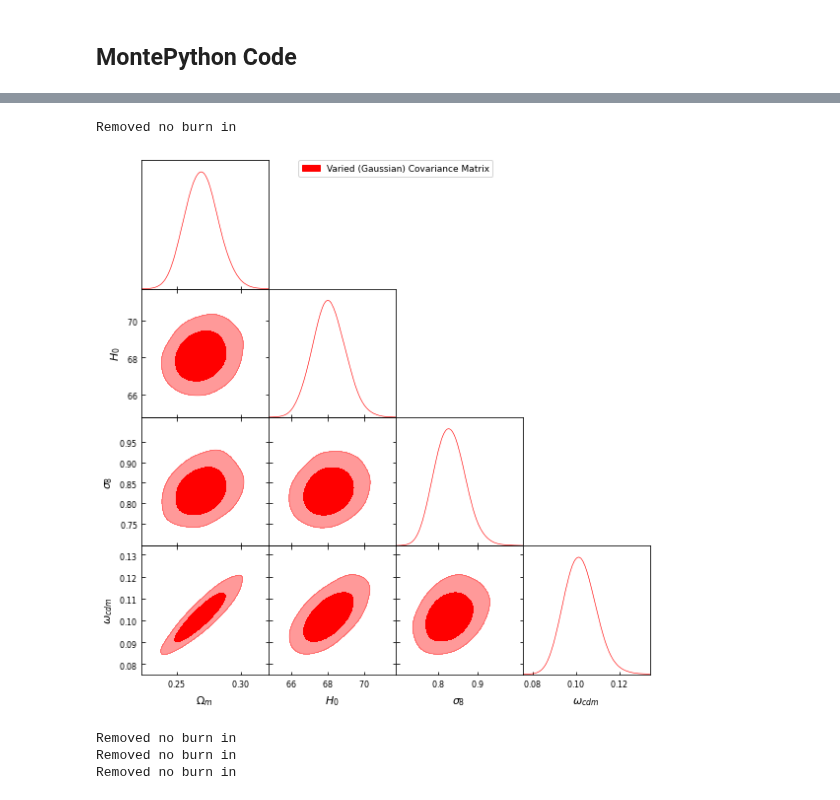
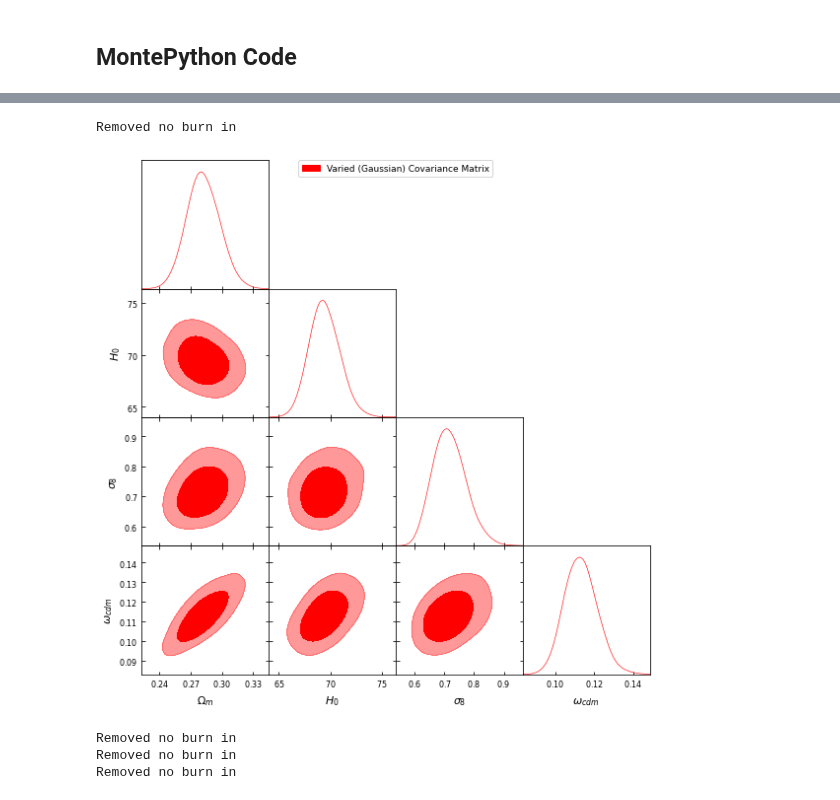
Before and after one commit to jadamo/CovNet, a Jupyter notebook: notebooks/Likelihood.ipynb, the cells around one changed output, grey strips where cells are left out. Cells and saved outputs as stored; diff of their text form; code cells hidden in the pictures.

```diff
--- a/notebooks/Likelihood.ipynb
+++ b/notebooks/Likelihood.ipynb
@@ -251,9 +252,9 @@ for name in chain_4.dtype.names:
 # %%
 #print(getdist.plots.GetDistPlotSettings())
-plot_derived_contours([chain_4], ["Varied (Gaussian) Covariance Matrix"],  ["red"], True)
+plot_derived_contours([chain_3], ["Varied (Gaussian) Covariance Matrix"],  ["red"], True)
 # %% [output]
 Removed no burn in
-[figure, old version]
+[figure, new version]
 # %%
 #plot_derived_contours([chain_1, chain_3], ["with marginalization (MH)", "without marginalization (Multinest)"], True)
 #plot_derived_contours([chain_3, chain_1], ["Beutler Data Vector (Misha's Lilelihood)", "Wadekar Data Vector"], True)
```
Also changed, not shown: parts of 8 cells of this notebook, 9 other files.
